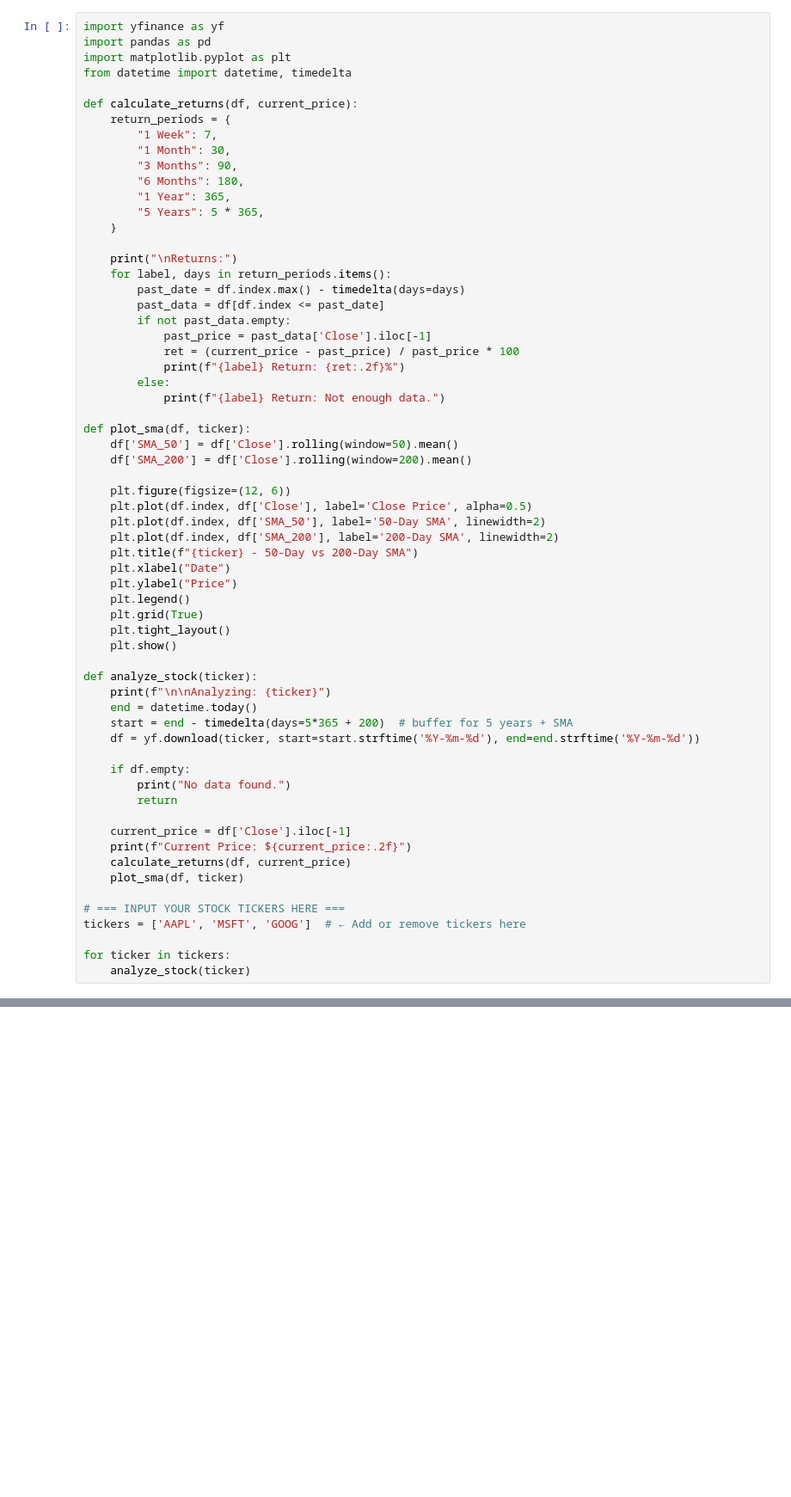
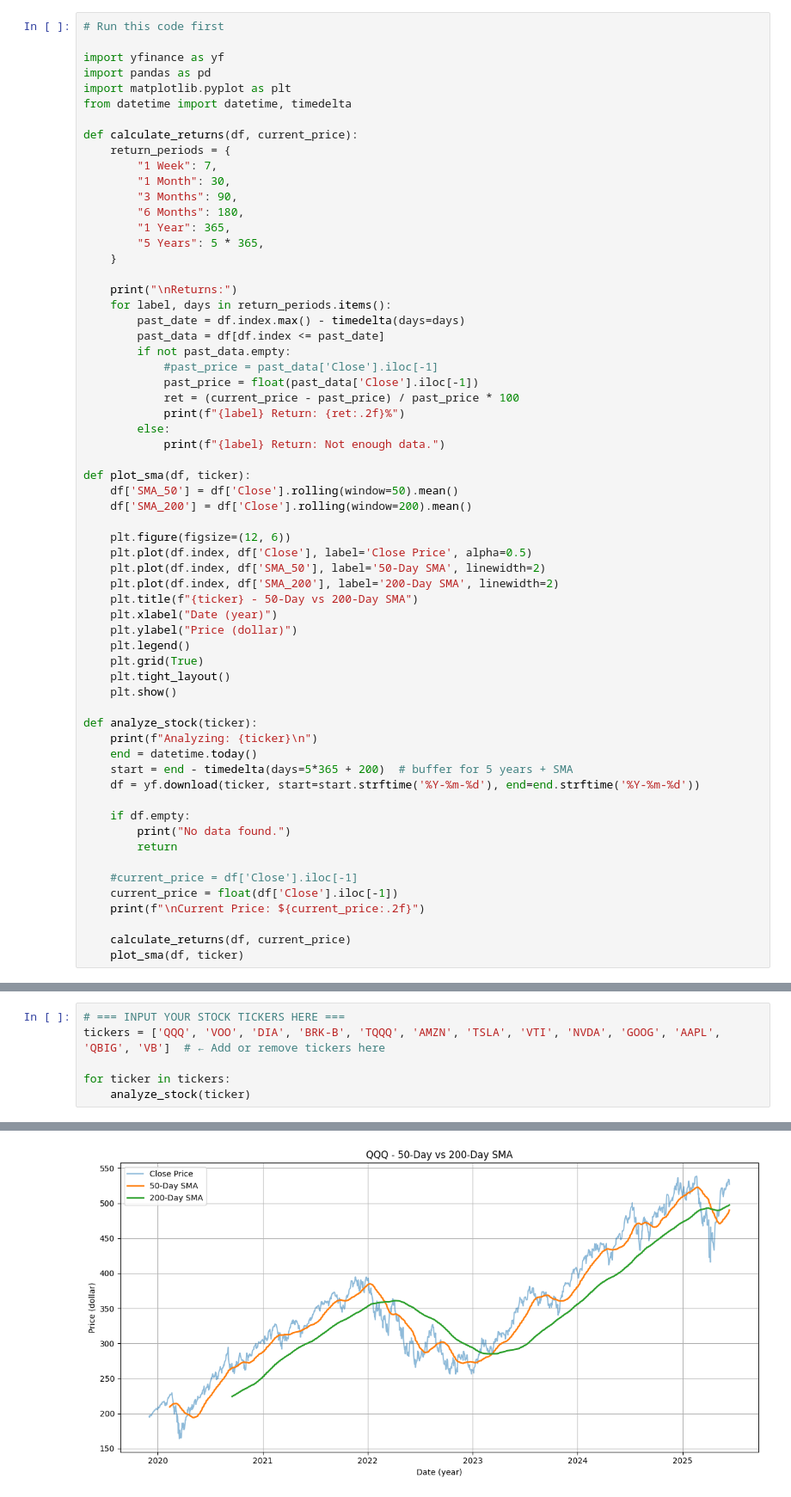
Before and after one commit to nprimavera/Financial-Models, a Jupyter notebook: Model_to_Calculate_Stock_Returns.ipynb, the cells around one changed output, grey strips where cells are left out. Shown at 86% size. Saved outputs shown, nothing was run; the diff lists cells and outputs as text; blank space fills up the shorter version.

```diff
--- a/Model_to_Calculate_Stock_Returns.ipynb
+++ b/Model_to_Calculate_Stock_Returns.ipynb
@@ -1,6 +1,8 @@
 # %% [markdown]
 <a href="https://colab.research.google.com/github/nprimavera/Financial-Models/blob/main/Model_to_Calculate_Stock_Returns.ipynb" target="_parent"><img src="https://colab.research.google.com/assets/colab-badge.svg" alt="Open In Colab"/></a>
 # %%
+# Run this code first
+
 import yfinance as yf
 import pandas as pd
 import matplotlib.pyplot as plt
@@ -21,7 +23,8 @@ def calculate_returns(df, current_price):
         past_date = df.index.max() - timedelta(days=days)
         past_data = df[df.index <= past_date]
         if not past_data.empty:
-            past_price = past_data['Close'].iloc[-1]
+            #past_price = past_data['Close'].iloc[-1]
+            past_price = float(past_data['Close'].iloc[-1])
             ret = (current_price - past_price) / past_price * 100
             print(f"{label} Return: {ret:.2f}%")
         else:
@@ -36,15 +39,15 @@ def plot_sma(df, ticker):
     plt.plot(df.index, df['SMA_50'], label='50-Day SMA', linewidth=2)
     plt.plot(df.index, df['SMA_200'], label='200-Day SMA', linewidth=2)
     plt.title(f"{ticker} - 50-Day vs 200-Day SMA")
-    plt.xlabel("Date")
-    plt.ylabel("Price")
+    plt.xlabel("Date (year)")
+    plt.ylabel("Price (dollar)")
     plt.legend()
     plt.grid(True)
     plt.tight_layout()
     plt.show()
 
 def analyze_stock(ticker):
-    print(f"\n\nAnalyzing: {ticker}")
+    print(f"Analyzing: {ticker}\n")
     end = datetime.today()
     start = end - timedelta(days=5*365 + 200)  # buffer for 5 years + SMA
     df = yf.download(ticker, start=start.strftime('%Y-%m-%d'), end=end.strftime('%Y-%m-%d'))
@@ -53,13 +56,9 @@ def analyze_stock(ticker):
         print("No data found.")
         return
 
-    current_price = df['Close'].iloc[-1]
-    print(f"Current Price: ${current_price:.2f}")
+    #current_price = df['Close'].iloc[-1]
+    current_price = float(df['Close'].iloc[-1])
+    print(f"\nCurrent Price: ${current_price:.2f}")
+
     calculate_returns(df, current_price)
     plot_sma(df, ticker)
-
-# === INPUT YOUR STOCK TICKERS HERE ===
-tickers = ['AAPL', 'MSFT', 'GOOG']  # ← Add or remove tickers here
-
-for ticker in tickers:
-    analyze_stock(ticker)
@@ -69,0 +65,7 @@ TypeError: unsupported format string passed to Series.__format__
+# %%
+# === INPUT YOUR STOCK TICKERS HERE ===
+tickers = ['QQQ', 'VOO', 'DIA', 'BRK-B', 'TQQQ', 'AMZN', 'TSLA', 'VTI', 'NVDA', 'GOOG', 'AAPL', 'QBIG', 'VB']  # ← Add or remove tickers here
+
+for ticker in tickers:
+    analyze_stock(ticker)
+# %% [output]
@@ -69,0 +83 @@ TypeError: unsupported format string passed to Series.__format__
+[figure, added]
```
Also changed, not shown: parts of 2 cells of this notebook.
